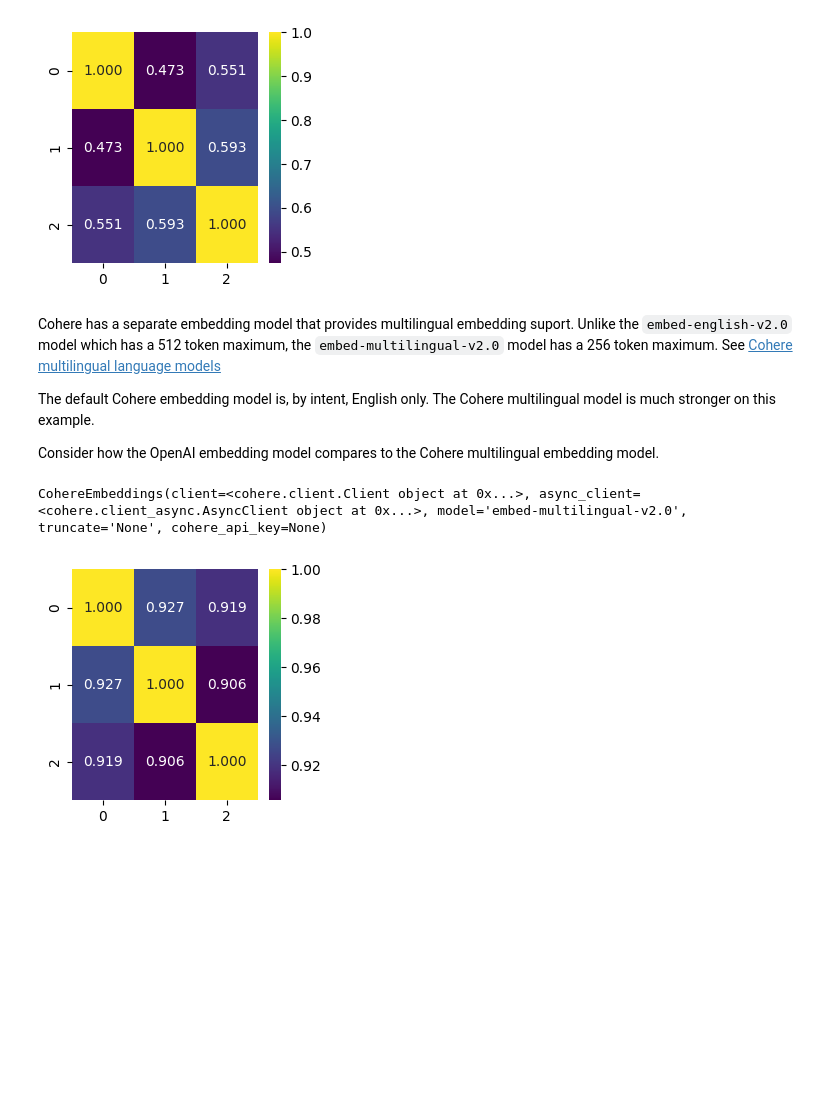
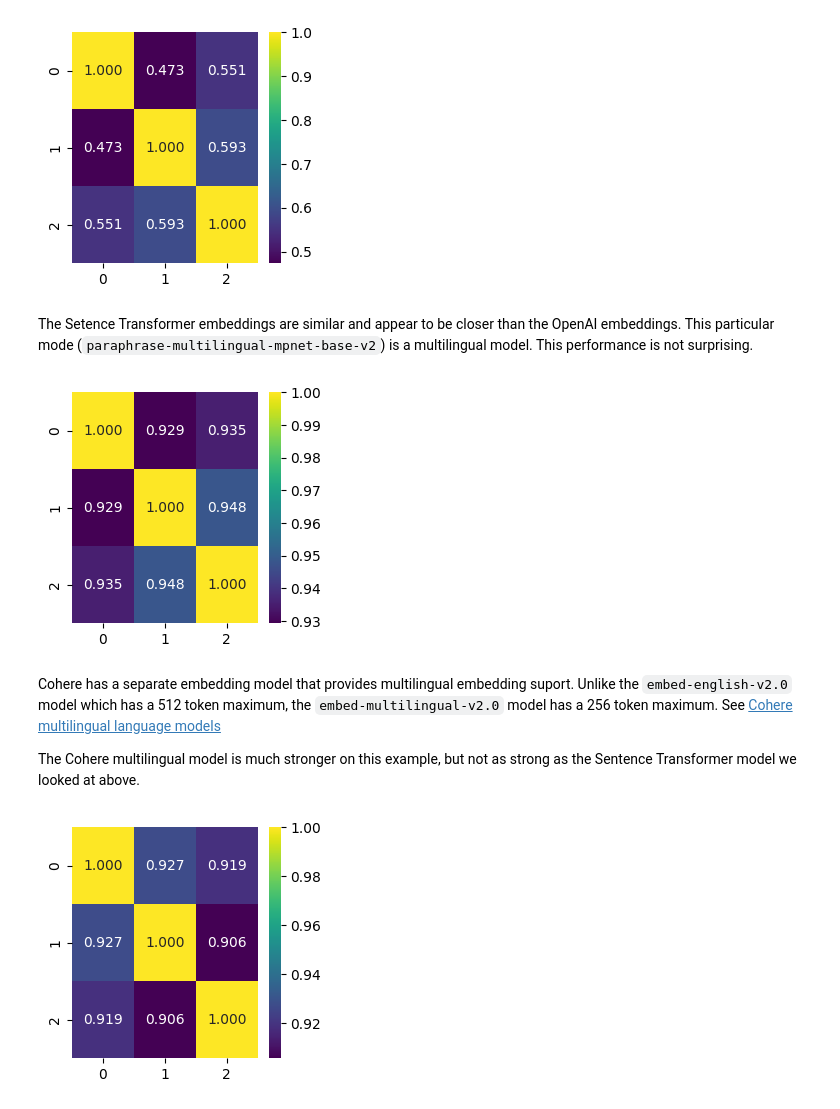
Before and after one commit to RERobbins/data_science_266_sandbox, a Jupyter notebook: Embeddings_and_Vector_Databases.ipynb, the cells around one changed output. Drawn from its saved outputs; the diff is of its cells as text; code cells hidden in the pictures; blank space fills up the shorter version.

```diff
--- a/Embeddings_and_Vector_Databases.ipynb
+++ b/Embeddings_and_Vector_Databases.ipynb
@@ -287,6 +287,7 @@ Pero sin embargo cerca permanecía.
 mary = [mary_english, mary_french, mary_spanish]
 mary_openai_embeddings = openai_embeddings_model.embed_documents(mary)
 mary_cohere_embeddings = cohere_embeddings_model.embed_documents(mary)
+mary_sbert_embeddings = sbert_embeddings_model.embed_documents(mary)
 # %%
 [openai_token_count(string) for string in mary]
 # %% [output]
@@ -307,17 +312,18 @@ The Cohere embeddings are not similar.
 embeddings_similarity_heatmap (mary_cohere_embeddings)
 # %% [output]
 [figure]
+# %% [markdown]
+The Setence Transformer embeddings are similar and appear to be closer than the OpenAI embeddings.  This particular mode (`paraphrase-multilingual-mpnet-base-v2`) is a multilingual model.  This performance is not surprising.
+# %%
+embeddings_similarity_heatmap (mary_sbert_embeddings)
+# %% [output]
+[figure, added]
 # %% [markdown]
 Cohere has a separate embedding model that provides multilingual embedding suport.  Unlike the `embed-english-v2.0` model which has a 512 token maximum, the `embed-multilingual-v2.0` model has a 256 token maximum.  See [Cohere multilingual language models](https://docs.cohere.com/docs/multilingual-language-models)
 
-The default Cohere embedding model is, by intent, English only.  The Cohere multilingual model is much stronger on this example.
-
-Consider how the OpenAI embedding model compares to the Cohere multilingual embedding model.
+The Cohere multilingual model is much stronger on this example, but not as strong as the Sentence Transformer model we looked at above.
 # %%
-cohere_multilingual_embeddings_model = CohereEmbeddings(model="embed-multilingual-v2.0", truncate='None')
-cohere_multilingual_embeddings_model
+cohere_multilingual_embeddings_model = CohereEmbeddings(model="embed-multilingual-v2.0", truncate='End')
-# %% [output]
-CohereEmbeddings(client=<cohere.client.Client object at 0x...>, async_client=<cohere.client_async.AsyncClient object at 0x...>, model='embed-multilingual-v2.0', truncate='None', cohere_api_key=None)
 # %%
 mary_cohere_multilingual_embeddings = cohere_multilingual_embeddings_model.embed_documents(mary)
 embeddings_similarity_heatmap (mary_cohere_multilingual_embeddings)
```
Also changed, not shown: parts of 9 cells of this notebook.
